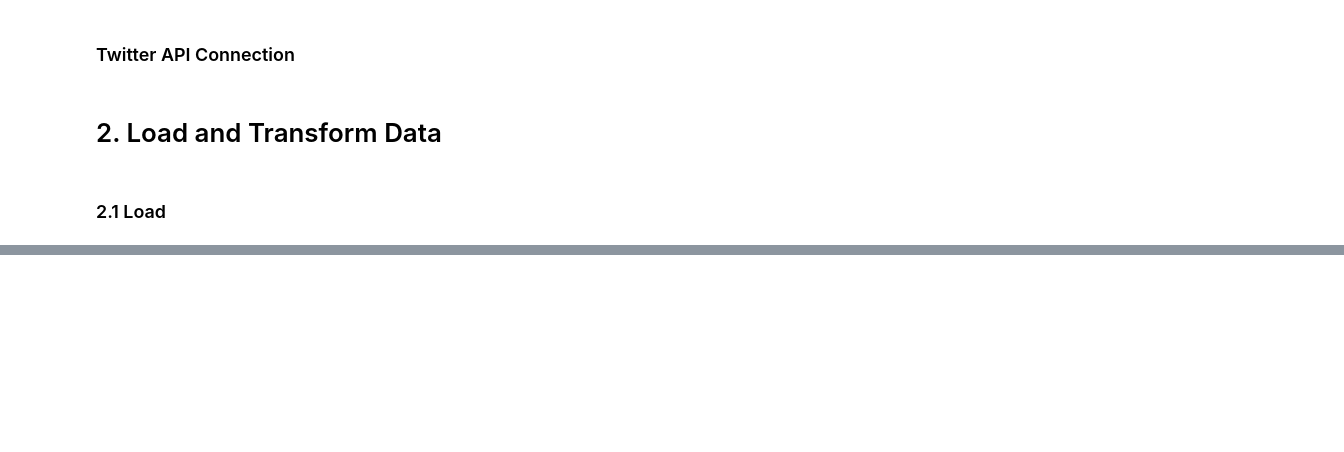
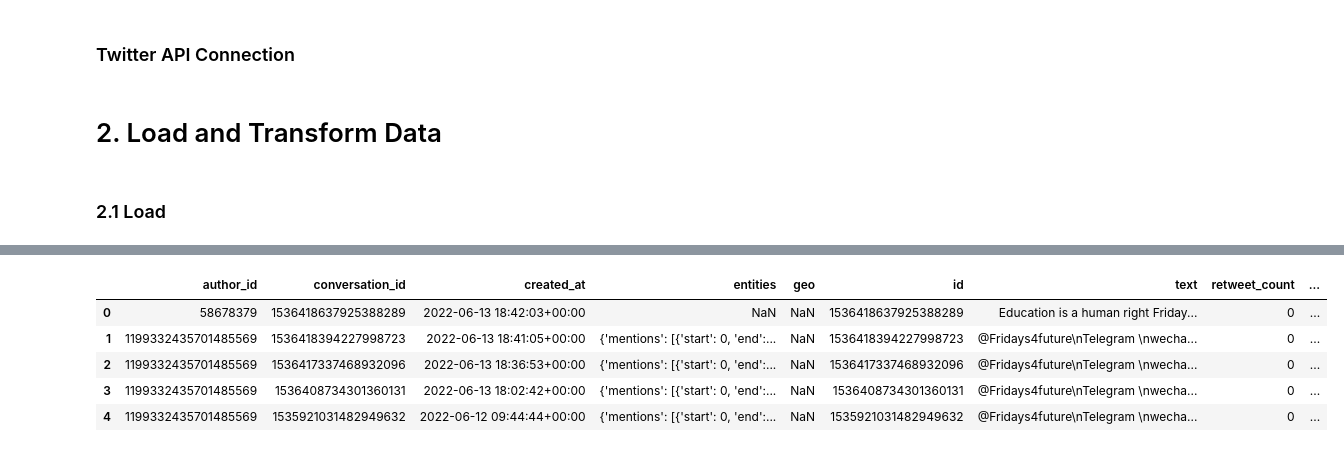
Before and after one commit to romanbreyer/COIN-Project, a Jupyter notebook: jupyter/workbook.ipynb, the cells around one changed output, grey strips where cells are left out. Drawn from its saved outputs; the diff is of its cells as text; code cells hidden in the pictures; blank space fills up the shorter version.

```diff
--- a/jupyter/workbook.ipynb
+++ b/jupyter/workbook.ipynb
@@ -242,3 +250,0 @@ b26v89c19zqg8o3fpe18ak60yd03dlyi3wbea5gs7ykql
-# %%
-all_tweets.dropna(subset=['text'], inplace=True)
-print('Number of tweets fetched (rows, columns):', all_tweets.shape)
@@ -249,7 +250,0 @@ Number of tweets fetched (rows, columns): (148492, 25)
-# %%
-#drop emtpy tweet columns
-all_tweets.drop(['description', 'location', 'name', 'pinned_tweet_id', 'profile_image_url', 'protected',
-                 'url', 'username', 'verified', 'followers_count', 'following_count','tweet_count',
-                'listed_count'], axis=1, inplace=True)
-print(all_tweets.shape)
-print(all_user.shape)
@@ -259,5 +250,0 @@ print(all_user.shape)
-# %%
-#adjust naming and datatypes
-all_tweets['author_id'] = [int(i) for i in all_tweets['author_id']]
-all_user.rename(columns={"id": "author_id"}, inplace=True)
-all_user.rename(columns={"created_at": "user_created_at"}, inplace=True)
@@ -269,0 +251,6 @@ all_user_unique.shape
+# %%
+#add usernames to all_tweets dataframe
+all_user.rename(columns={"id": "author_id"}, inplace=True)
+all_tweets = pd.merge(all_tweets,all_user[['author_id','username']],on='author_id', how='inner')
+all_tweets = all_tweets.drop_duplicates('id')
+all_tweets.shape
@@ -269,0 +287,9 @@ all_user_unique.shape
+# %%
+all_tweets.head()
+# %% [output]
+|  | author_id | conversation_id | created_at | entities | geo | id | text | retweet_count | ... |
+| 0 | 58678379 | 1536418637925388289 | 2022-06-13 18:42:03+00:00 | NaN | NaN | 1536418637925388289 | Education is a human right Friday... | 0 | ... |
+| 1 | 1199332435701485569 | 1536418394227998723 | 2022-06-13 18:41:05+00:00 | {'mentions': [{'start': 0, 'end':... | NaN | 1536418394227998723 | @Fridays4future\nTelegram \nwecha... | 0 | ... |
+| 2 | 1199332435701485569 | 1536417337468932096 | 2022-06-13 18:36:53+00:00 | {'mentions': [{'start': 0, 'end':... | NaN | 1536417337468932096 | @Fridays4future\nTelegram \nwecha... | 0 | ... |
+| 3 | 1199332435701485569 | 1536408734301360131 | 2022-06-13 18:02:42+00:00 | {'mentions': [{'start': 0, 'end':... | NaN | 1536408734301360131 | @Fridays4future\nTelegram \nwecha... | 0 | ... |
+| 4 | 1199332435701485569 | 1535921031482949632 | 2022-06-12 09:44:44+00:00 | {'mentions': [{'start': 0, 'end':... | NaN | 1535921031482949632 | @Fridays4future\nTelegram \nwecha... | 0 | ... |
```
Also changed, not shown: parts of 22 cells of this notebook, 1 other file.
